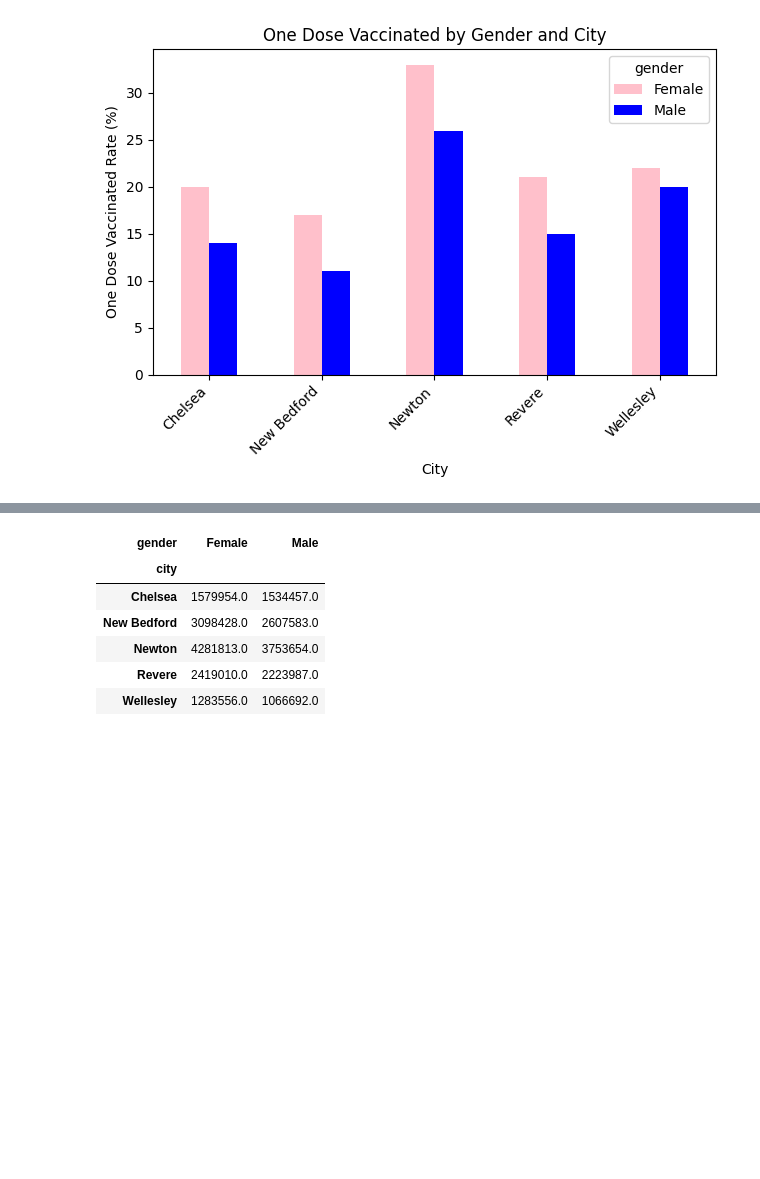
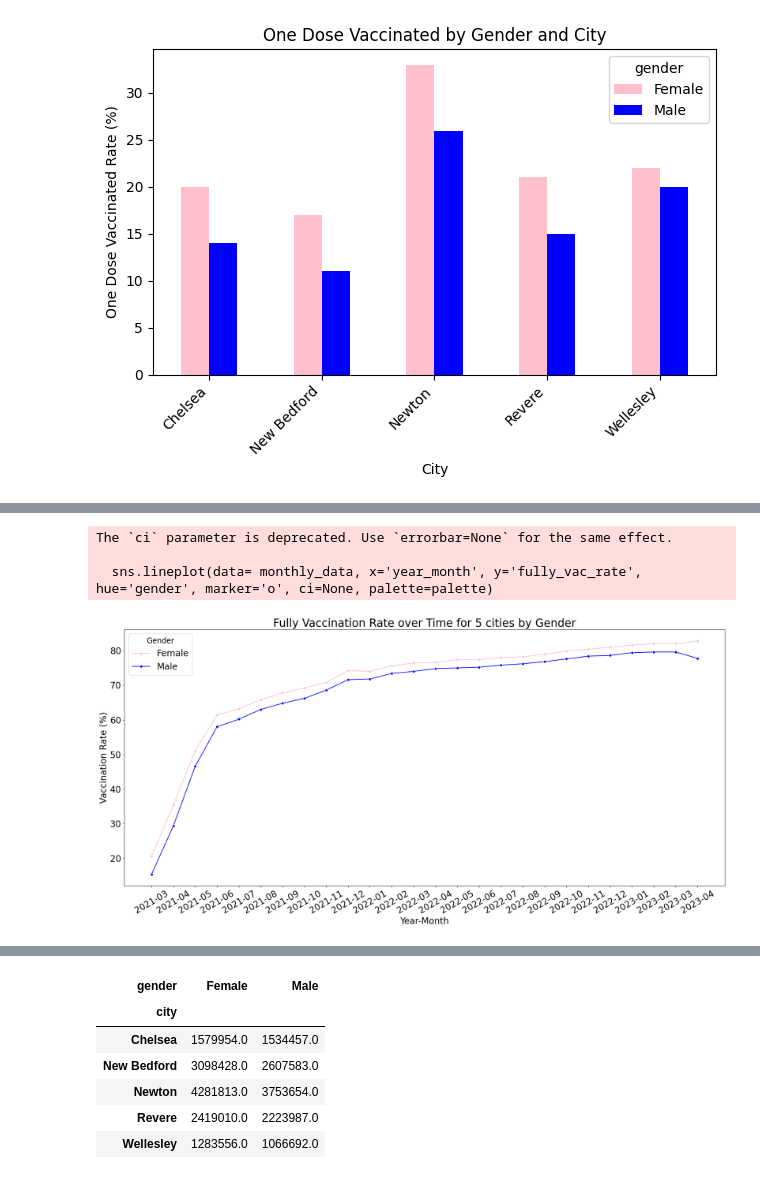
Before and after one commit to BU-Spark/ds-bch-vaccine-equity, a Jupyter notebook: fa23-team/src/sex_vaccination_rate.ipynb, the cells around one changed output, grey strips where cells are left out. Drawn from its saved outputs; the diff is of its cells as text; code cells hidden in the pictures; blank space fills up the shorter version.

Commit message:
vaccination rate, timeseries linear regression added

```diff
--- a/fa23-team/src/sex_vaccination_rate.ipynb
+++ b/fa23-team/src/sex_vaccination_rate.ipynb
@@ -162,0 +233,14 @@ plt.show()
+# %%
+# 3. calculate the vaccination rate
+# Calculating vaccination rate
+monthly_data['fully_vac_rate'] = round((monthly_data['fully_vaccinated'] / monthly_data['population']),2) * 100
+monthly_data['partially_vac_rate'] = round((monthly_data['partially_vaccinated'] / monthly_data['population']),2) * 100
+monthly_data['onedose_vac_rate'] = round((monthly_data['atleast_onedose'] / monthly_data['population']),2) * 100
+monthly_data['boosted_rate'] = round((monthly_data['boosted'] / monthly_data['population']),2) * 100
+monthly_data['female_population'] = monthly_data['population'] * female_proportion
+
+# exclued data of 'Other/Unknown' in race
+monthly_data = monthly_data[~monthly_data['gender'].isin(['Other'])]
+
+# exclued data of 'NH/PI' in race
+monthly_data = monthly_data[~monthly_data['gender'].isin(['Total'])]
@@ -162,0 +261,31 @@ plt.show()
+# %%
+# Plotting fully_vac rate
+plt.figure(figsize=(20, 10))
+#sns.lineplot(data=df_filtered, x='date', y='vaccination_rate', hue='city', style='race')
+monthly_data['year_month'] = monthly_data['year_month'].astype(str)
+
+palette = {"Male": "blue", "Female": "pink"}
+sns.lineplot(data= monthly_data, x='year_month', y='fully_vac_rate', hue='gender', marker='o', ci=None, palette=palette)
+
+# Adjusting x-axis for better readability
+
+plt.xticks(rotation=30)
+
+# Set title and labels
+plt.title('Fully Vaccination Rate over Time for 5 cities by Gender', fontsize = 25)
+plt.ylabel('Vaccination Rate (%)', fontsize = 20)
+plt.xlabel('Year-Month', fontsize = 20)
+
+# adjust the tick labels and legend
+plt.xticks(rotation = 30, fontsize =20)
+plt.yticks(fontsize = 20)
+plt.legend(title='Gender', title_fontsize = '17', fontsize = 20, loc = 'upper left')
+
+
+plt.tight_layout()
+plt.show()
+# %% [output]
+The `ci` parameter is deprecated. Use `errorbar=None` for the same effect.
+
+  sns.lineplot(data= monthly_data, x='year_month', y='fully_vac_rate', hue='gender', marker='o', ci=None, palette=palette)
+[figure, added]
```
Also changed, not shown: parts of 13 cells of this notebook.
